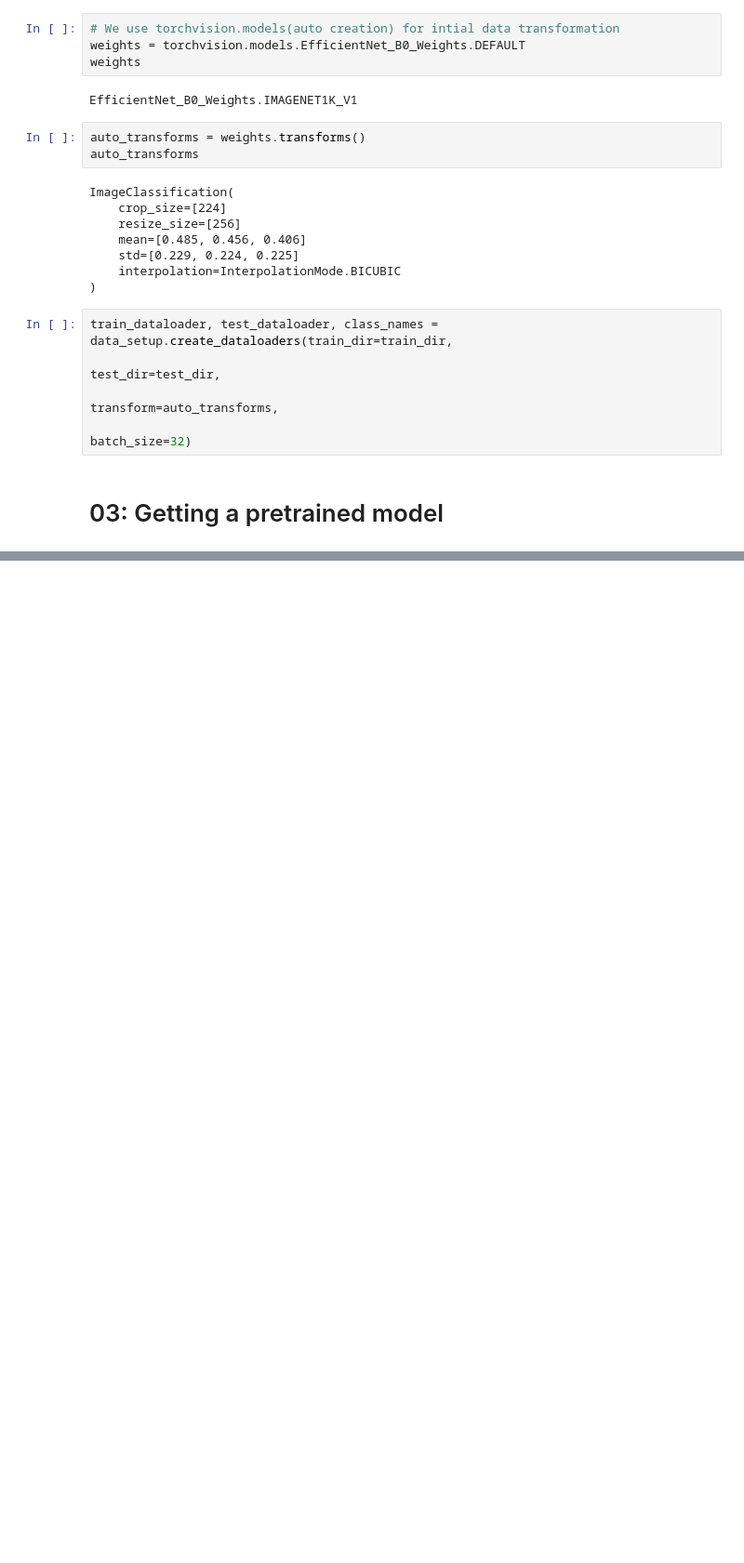
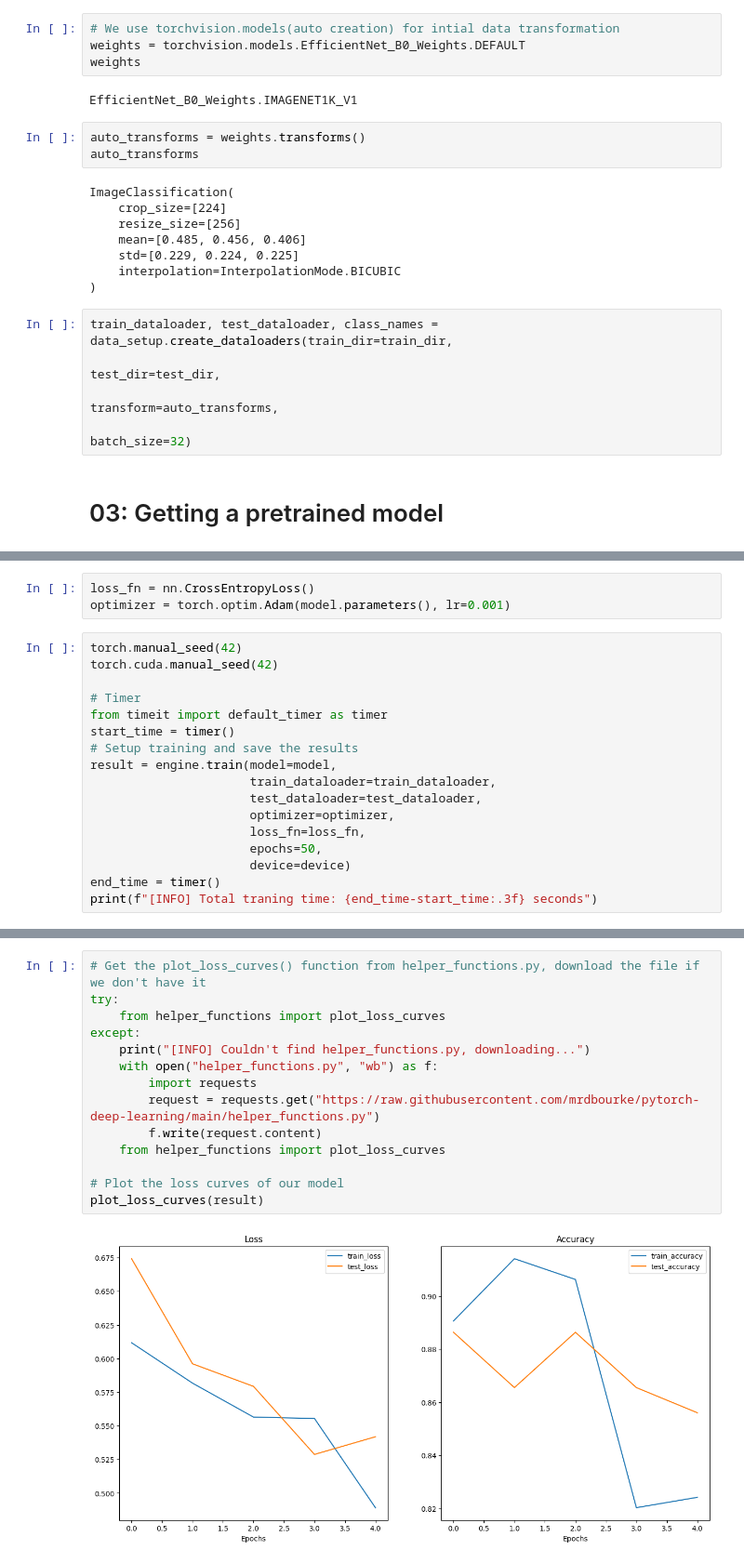
Before and after one commit to sivasooryagiri/Learn-PyTorch-for-deep-learning-in-a-day--Notes, a Jupyter notebook: 06_PyTorch_Transfer_lerarning.ipynb, the cells around one changed output, grey strips where cells are left out. Shown at 93% size. Drawn from its saved outputs; the diff is of its cells as text; blank space fills up the shorter version.

```diff
--- a/06_PyTorch_Transfer_lerarning.ipynb
+++ b/06_PyTorch_Transfer_lerarning.ipynb
@@ -132,0 +211,20 @@ Downloading: "https://download.pytorch.org/models/efficientnet_b0_rwightman-7f58
+# %%
+loss_fn = nn.CrossEntropyLoss()
+optimizer = torch.optim.Adam(model.parameters(), lr=0.001)
+# %%
+torch.manual_seed(42)
+torch.cuda.manual_seed(42)
+
+# Timer
+from timeit import default_timer as timer
+start_time = timer()
+# Setup training and save the results
+result = engine.train(model=model,
+                      train_dataloader=train_dataloader,
+                      test_dataloader=test_dataloader,
+                      optimizer=optimizer,
+                      loss_fn=loss_fn,
+                      epochs=50,
+                      device=device)
+end_time = timer()
+print(f"[INFO] Total traning time: {end_time-start_time:.3f} seconds")
@@ -132,0 +249,16 @@ Downloading: "https://download.pytorch.org/models/efficientnet_b0_rwightman-7f58
+# %%
+# Get the plot_loss_curves() function from helper_functions.py, download the file if we don't have it
+try:
+    from helper_functions import plot_loss_curves
+except:
+    print("[INFO] Couldn't find helper_functions.py, downloading...")
+    with open("helper_functions.py", "wb") as f:
+        import requests
+        request = requests.get("https://raw.githubusercontent.com/mrdbourke/pytorch-deep-learning/main/helper_functions.py")
+        f.write(request.content)
+    from helper_functions import plot_loss_curves
+
+# Plot the loss curves of our model
+plot_loss_curves(result)
+# %% [output]
+[figure, added]
```
Also changed, not shown: parts of 10 cells of this notebook.
